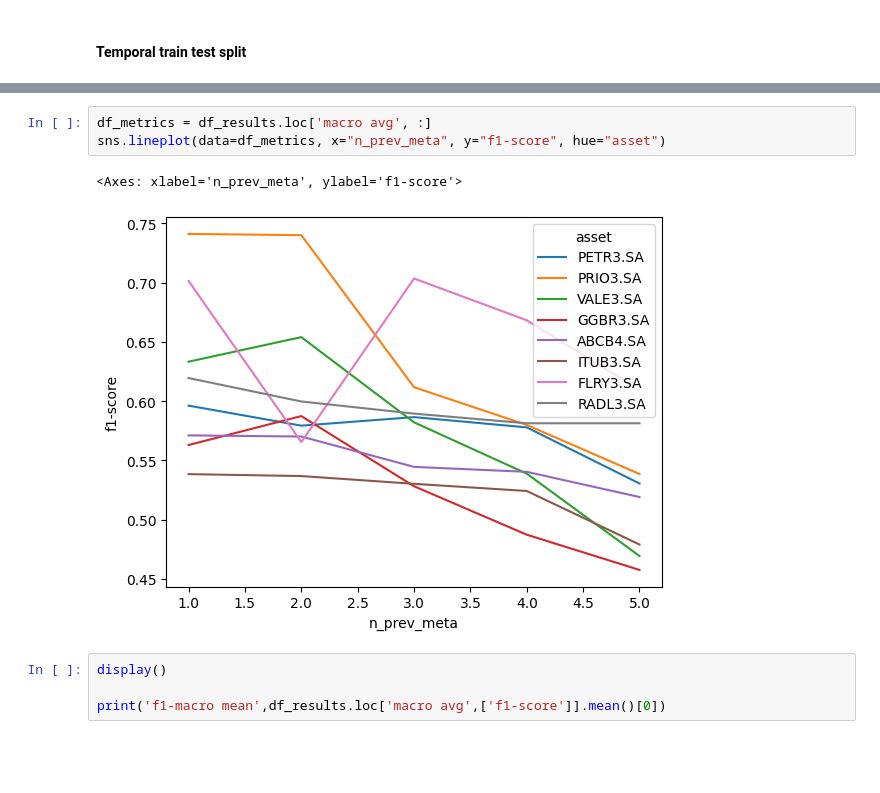
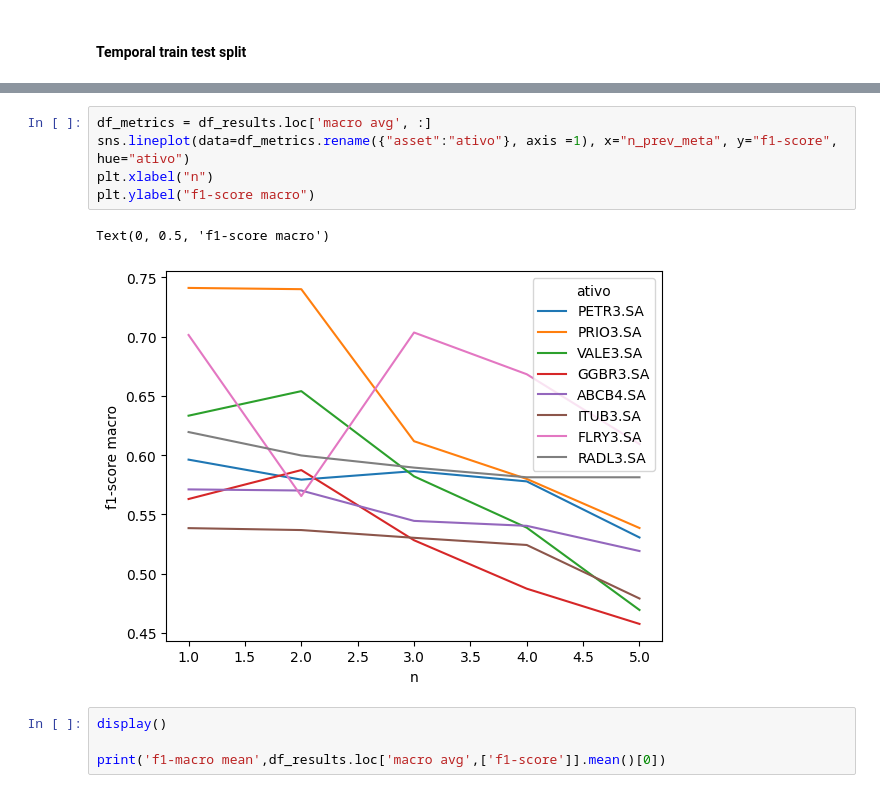
Before and after one commit to semcovici/Mean-Reversion-Prediction-with-Brazilian-Stocks-Market, a Jupyter notebook: notebooks/freq_model.ipynb, the cells around one changed output, grey strips where cells are left out. Cells and saved outputs as stored; diff of their text form; blank space fills up the shorter version.

```diff
--- a/notebooks/freq_model.ipynb
+++ b/notebooks/freq_model.ipynb
@@ -311,10 +312,12 @@ Number of nan FLRY3.SA:  0.017726798748696558 %
 Number of nan RADL3.SA:  0.029197080291970802 %
 # %%
 df_metrics = df_results.loc['macro avg', :]
-sns.lineplot(data=df_metrics, x="n_prev_meta", y="f1-score", hue="asset")
+sns.lineplot(data=df_metrics.rename({"asset":"ativo"}, axis =1), x="n_prev_meta", y="f1-score", hue="ativo")
+plt.xlabel("n")
+plt.ylabel("f1-score macro")
 # %% [output]
-<Axes: xlabel='n_prev_meta', ylabel='f1-score'>
+Text(0, 0.5, 'f1-score macro')
-[figure, old version]
+[figure, new version]
 # %%
 display()
 
```
Also changed, not shown: parts of 10 cells of this notebook, 1 other file.
